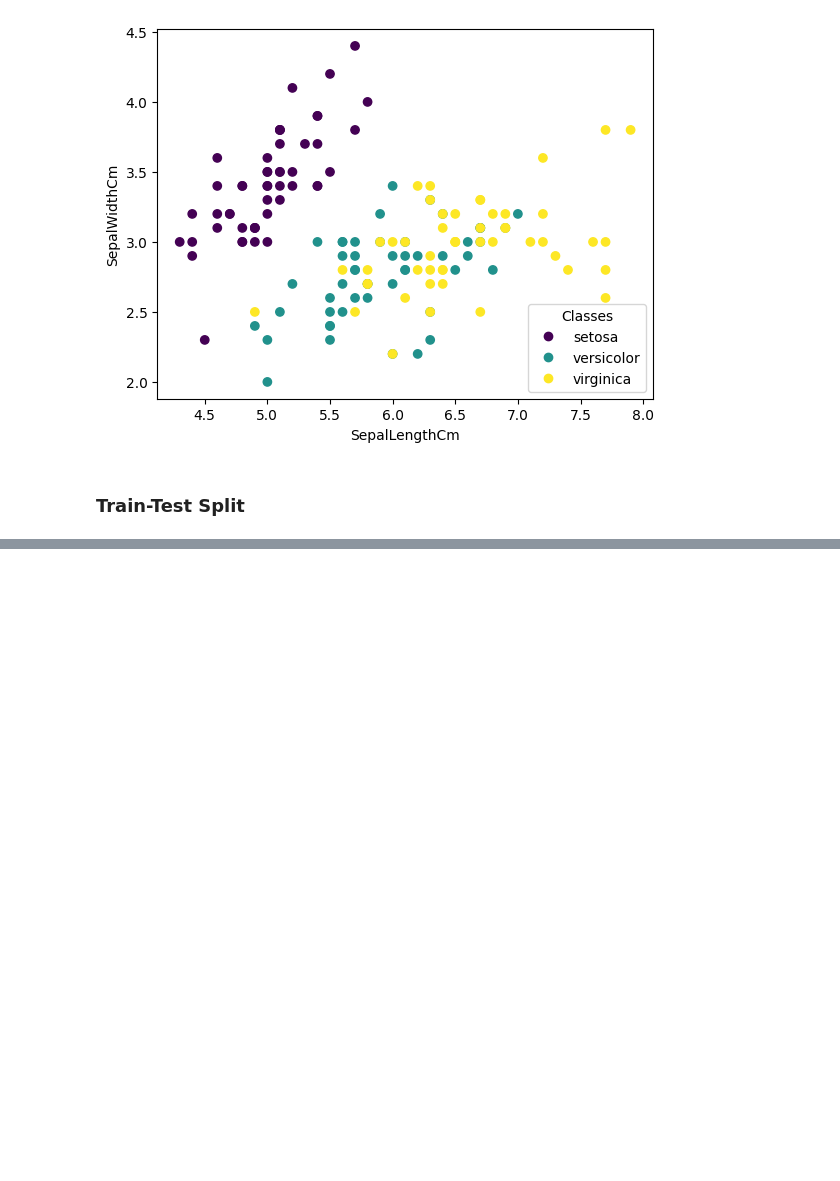
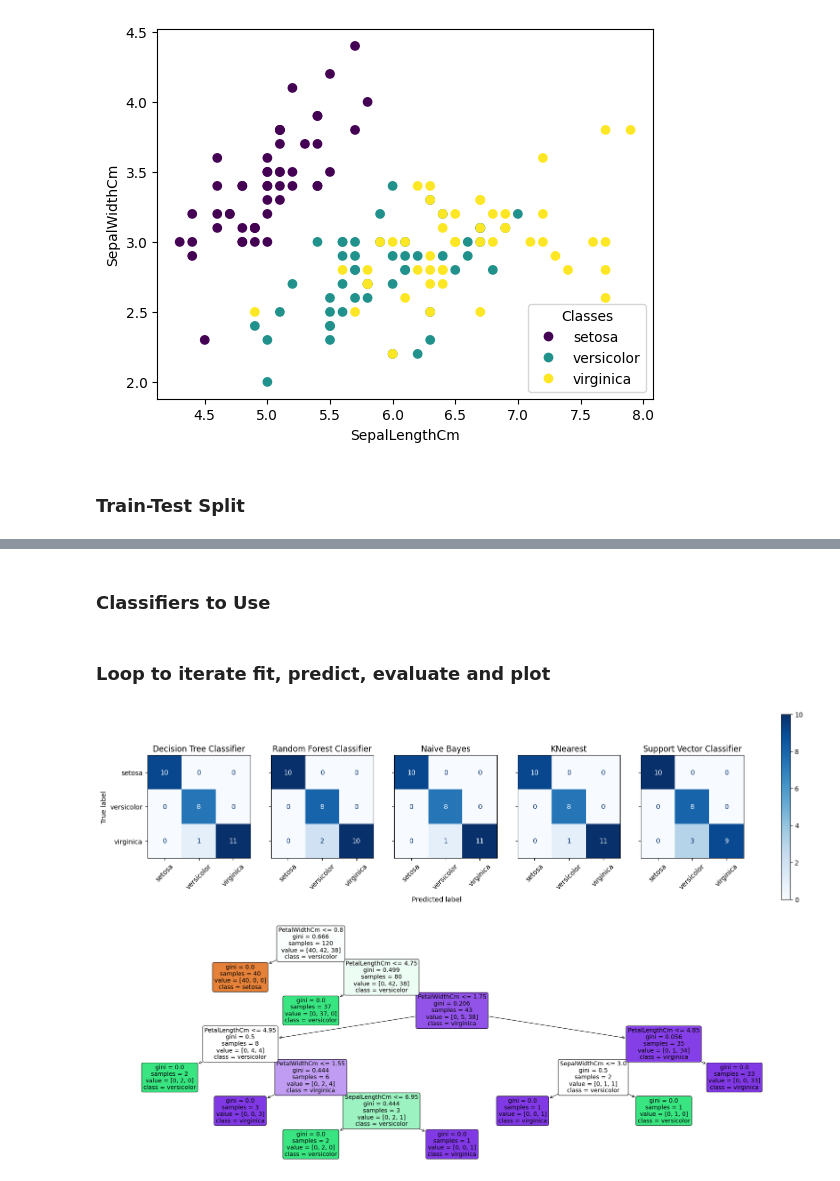
Before and after one commit to mtalirfan/Kaggle-Projects, a Jupyter notebook: Iris Species/Iris Species.ipynb, the cells around one changed output, grey strips where cells are left out. Cells and saved outputs as stored; diff of their text form; code cells hidden in the pictures; blank space fills up the shorter version.

```diff
--- a/Iris Species/Iris Species.ipynb
+++ b/Iris Species/Iris Species.ipynb
@@ -208,10 +153,0 @@ weighted avg       0.97      0.97      0.97        30
-# %%
-from sklearn.ensemble import RandomForestRegressor
-
-# Define the model. Set random_state to 1
-rf_model = RandomForestRegressor(random_state = 1)
-
-# fit your model
-rf_model.fit(X_train, y_train)
-
-rf_y_pred = rf_model.predict(X_test).round()
@@ -312,0 +154,58 @@ plt.show()
+# %% [markdown]
+### Classifiers to Use
+# %%
+classifiers = {
+    "Decision Tree Classifier": DecisionTreeClassifier(),
+    "Random Forest Classifier": RandomForestClassifier(),
+    "Naive Bayes": GaussianNB(),
+#     "Logistic Regression": LogisticRegression(),
+    "KNearest": KNeighborsClassifier(),
+    "Support Vector Classifier": SVC(),
+}
+# %% [markdown]
+### Loop to iterate fit, predict, evaluate and plot
+# %%
+metrics = []
+
+f, axes = plt.subplots(1, 5, figsize=(20, 5), sharey='row')
+
+for i, (key, classifier) in enumerate(classifiers.items()):
+    y_pred = classifier.fit(X_train, y_train).predict(X_test)
+    cf_matrix = confusion_matrix(y_test, y_pred)
+    disp = ConfusionMatrixDisplay(cf_matrix,
+                                  display_labels=labels)
+    disp.plot(ax=axes[i], xticks_rotation=45, cmap=plt.cm.Blues, values_format='g')
+    disp.ax_.set_title(key)
+    disp.im_.colorbar.remove()
+    disp.ax_.set_xlabel('')
+
+    if i!=0:
+        disp.ax_.set_ylabel('')
+
+    # Decision Tree for DecisionTreeClassifier()
+    if i==0:
+        plt.figure(figsize=(30,10))
+        a = tree.plot_tree(classifier,
+                   feature_names = features,
+                   class_names = labels,
+                   rounded = True,
+                   filled = True,
+                   fontsize=14)
+
+    # Evaluating the model
+    accuracy = accuracy_score(y_test, y_pred)
+    class_report = classification_report(y_test, y_pred)
+
+    metrics.append(f"""{key}, {accuracy*100:.1f}% accuracy\n
+    Confusion Matrix:\n {cf_matrix} \n
+    Classification Report:\n {class_report} \n
+    """)
+
+f.text(0.4, 0.1, 'Predicted label', ha='left')
+plt.subplots_adjust(wspace=0.40, hspace=0.1)
+
+f.colorbar(disp.im_, ax=axes)
+plt.show()
+# %% [output]
+[figure, added]
+[figure, added]
```
Also changed, not shown: parts of 19 cells of this notebook.
